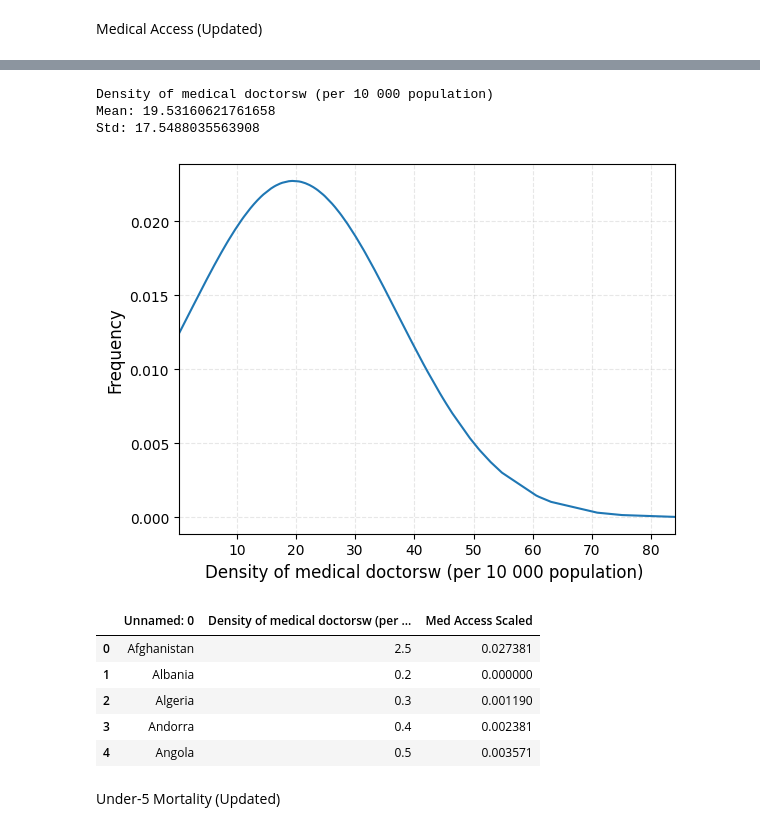
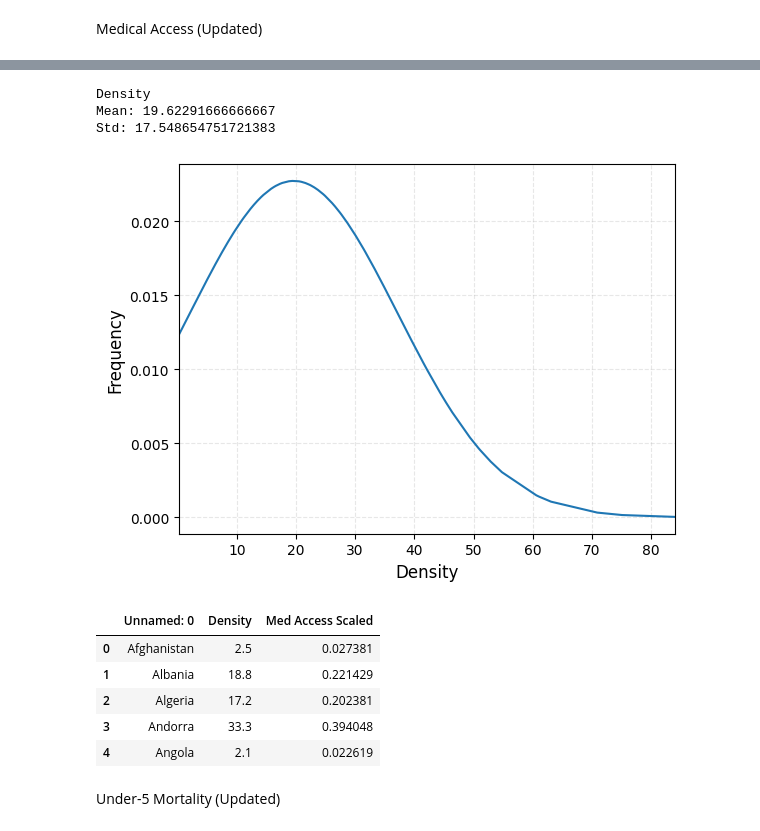
Before and after one commit to mko02/BeastCancer, a Jupyter notebook: MAIN.ipynb, the cells around one changed output, grey strips where cells are left out. Cells and saved outputs as stored; diff of their text form; code cells hidden in the pictures.

```diff
--- a/MAIN.ipynb
+++ b/MAIN.ipynb
@@ -20,4 +20,7 @@ medical_doctors_access_df.head()
 # %%
-mini_medical_doctors_access_df = medical_doctors_access_df[["Unnamed: 0","Density of medical doctorsw (per 10 000 population) "]]
-mini_medical_doctors_access_df = mini_medical_doctors_access_df[mini_medical_doctors_access_df['Density of medical doctorsw (per 10 000 population) '].notna()]
+mini_medical_doctors_access_df = medical_doctors_access_df[["Unnamed: 0","Density"]]
+mini_medical_doctors_access_df = mini_medical_doctors_access_df[mini_medical_doctors_access_df['Density'].notna()]
+mini_medical_doctors_access_df = mini_medical_doctors_access_df[mini_medical_doctors_access_df['Density'] != '-']
 mini_medical_doctors_access_df.head()
+
+mini_medical_doctors_access_df["Density"] = mini_medical_doctors_access_df["Density"].apply(lambda x: float(x))
@@ -31,20 +27,25 @@ mini_medical_doctors_access_df.head()
 # %%
-medical_access_col = "Density of medical doctorsw (per 10 000 population) "
-medical_access_mean, medical_access_std = dist.dist_info(medical_doctors_access_df, medical_access_col)
-dist.dist_plot(medical_doctors_access_df, medical_access_col, medical_access_mean, medical_access_std, 0.2, 84)
+medical_access_col = "Density"
+
+mean = mini_medical_doctors_access_df.Density.astype('float').mean()
+
+
+
+medical_access_mean, medical_access_std = dist.dist_info(mini_medical_doctors_access_df, medical_access_col)
+dist.dist_plot(mini_medical_doctors_access_df, medical_access_col, medical_access_mean, medical_access_std, 0.2, 84)
 mini_medical_doctors_access_df = dist.add_norm(mini_medical_doctors_access_df, medical_access_col, "Med Access Scaled")
 mini_medical_doctors_access_df.head()
 # %% [output]
-Density of medical doctorsw (per 10 000 population)
-Mean: 19.53160621761658
-Std: 17.5488035563908
+Density
+Mean: 19.62291666666667
+Std: 17.548654751721383
-[figure, old version]
+[figure, new version]
-|  | Unnamed: 0 | Density of medical doctorsw (per ... | Med Access Scaled |
+|  | Unnamed: 0 | Density | Med Access Scaled |
 | 0 | Afghanistan | 2.5 | 0.027381 |
-| 1 | Albania | 0.2 | 0.000000 |
-| 2 | Algeria | 0.3 | 0.001190 |
-| 3 | Andorra | 0.4 | 0.002381 |
-| 4 | Angola | 0.5 | 0.003571 |
+| 1 | Albania | 18.8 | 0.221429 |
+| 2 | Algeria | 17.2 | 0.202381 |
+| 3 | Andorra | 33.3 | 0.394048 |
+| 4 | Angola | 2.1 | 0.022619 |
 # %% [markdown]
 Under-5 Mortality (Updated)
 # %%
```
Also changed, not shown: parts of 4 cells of this notebook, 3 other files.
